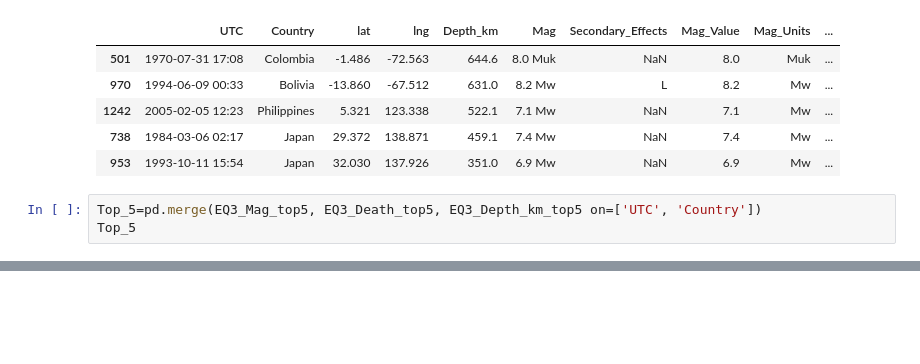
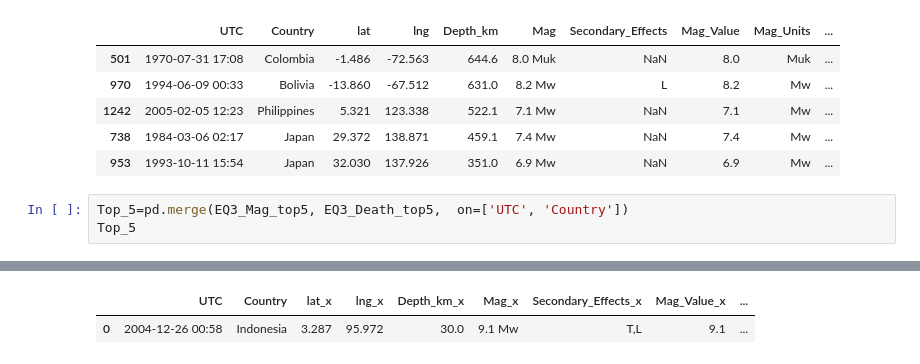
Before and after one commit to smitamisra/StrikingRobo_Earthquakes, a Jupyter notebook: SM2.ipynb, the cells around one changed output, grey strips where cells are left out. Cells and saved outputs as stored; diff of their text form; blank space fills up the shorter version.

```diff
--- a/SM2.ipynb
+++ b/SM2.ipynb
@@ -1219,6 +1219,6 @@ EQ3_Depth_km_top5
 | 738 | 1984-03-06 02:17 | Japan | 29.372 | 138.871 | 459.1 | 7.4 Mw | NaN | 7.4 | Mw | ... |
 | 953 | 1993-10-11 15:54 | Japan | 32.030 | 137.926 | 351.0 | 6.9 Mw | NaN | 6.9 | Mw | ... |
 # %%
-Top_5=pd.merge(EQ3_Mag_top5, EQ3_Death_top5, EQ3_Depth_km_top5 on=['UTC', 'Country'])
+Top_5=pd.merge(EQ3_Mag_top5, EQ3_Death_top5,  on=['UTC', 'Country'])
 Top_5
 # %% [output]
@@ -1225,0 +1225,2 @@ SyntaxError: invalid syntax (<ipython-input-132-546ec8ee1563>, line 1)
+|  | UTC | Country | lat_x | lng_x | Depth_km_x | Mag_x | Secondary_Effects_x | Mag_Value_x | ... |
+| 0 | 2004-12-26 00:58 | Indonesia | 3.287 | 95.972 | 30.0 | 9.1 Mw | T,L | 9.1 | ... |
```
Also changed, not shown: parts of 10 cells of this notebook, 1 other file.
